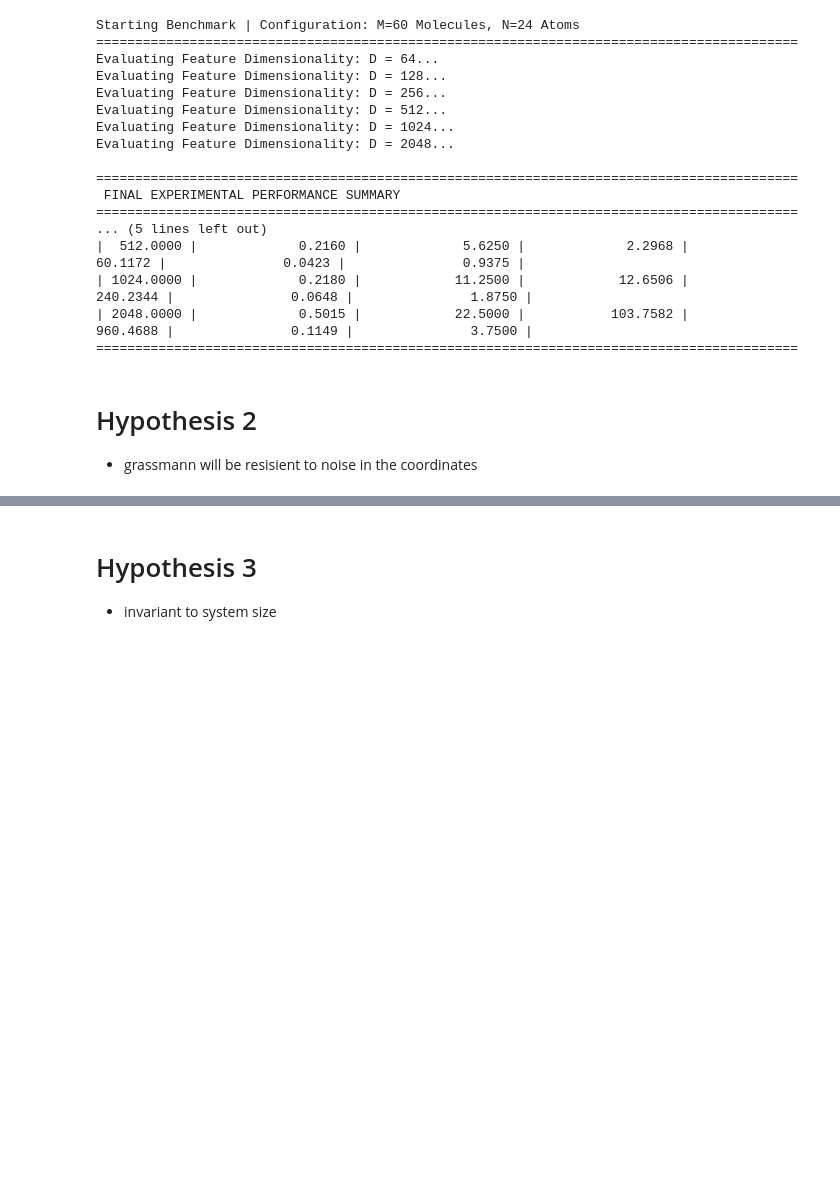
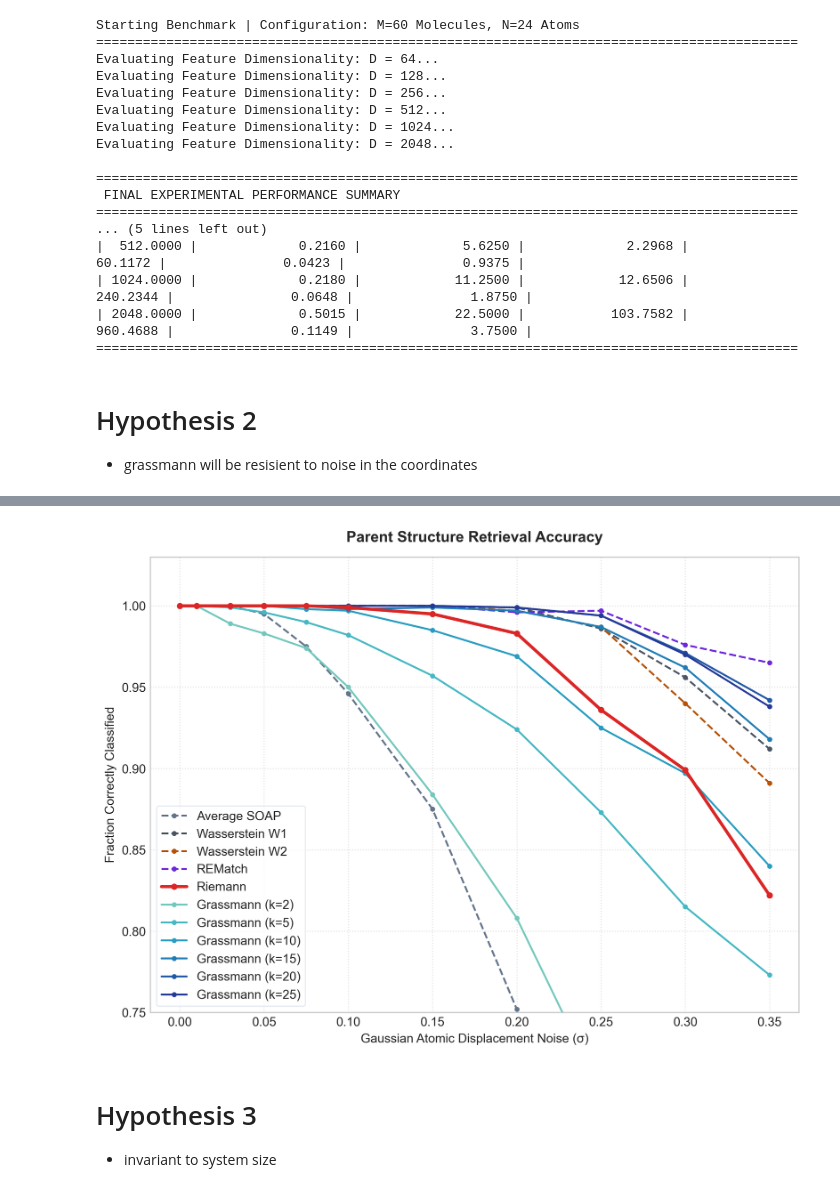
Before and after one commit to karlfindhansen/Non-Euclidean-Distances-in-Molecular-Representation, a Jupyter notebook: notebooks/QM9/experiments/non_euclidean/grassmann/grassmann_hypo.ipynb, the cells around one changed output, grey strips where cells are left out. Saved outputs shown, nothing was run; the diff lists cells and outputs as text; code cells hidden in the pictures; blank space fills up the shorter version.

```diff
--- a/notebooks/QM9/experiments/non_euclidean/grassmann/grassmann_hypo.ipynb
+++ b/notebooks/QM9/experiments/non_euclidean/grassmann/grassmann_hypo.ipynb
@@ -595,3 +705,7 @@ def run_robustness_benchmark(
 # %%
-run_robustness_benchmark(df, n_parent_mols=10)
+final_results = run_multi_isomer_experiment(
+    df=df,
+    top_n_formulas=5,
+    n_parent_mols=10,
+)
 # %% [output]
@@ -695,3 +816,7 @@ Evaluating Sigma = 0.1
+# %%
+plot_robustness_results(final_results)
+# %% [output]
+[figure, added]
 # %% [markdown]
 # Hypothesis 3
 - invariant to system size
```
Also changed, not shown: parts of 7 cells of this notebook, 7 other files.
